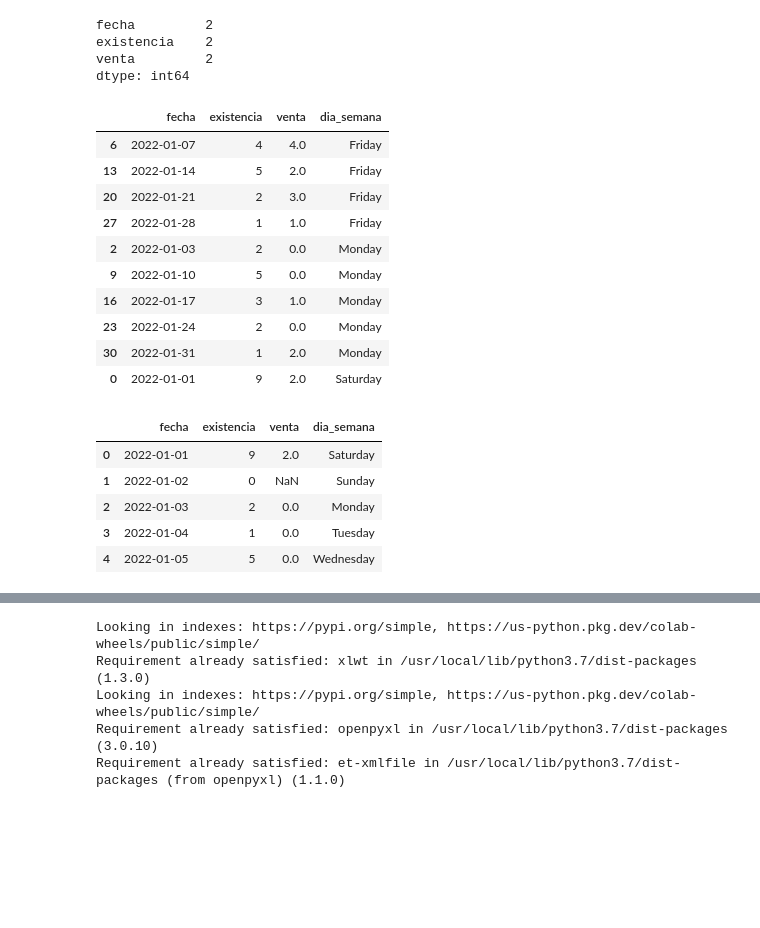
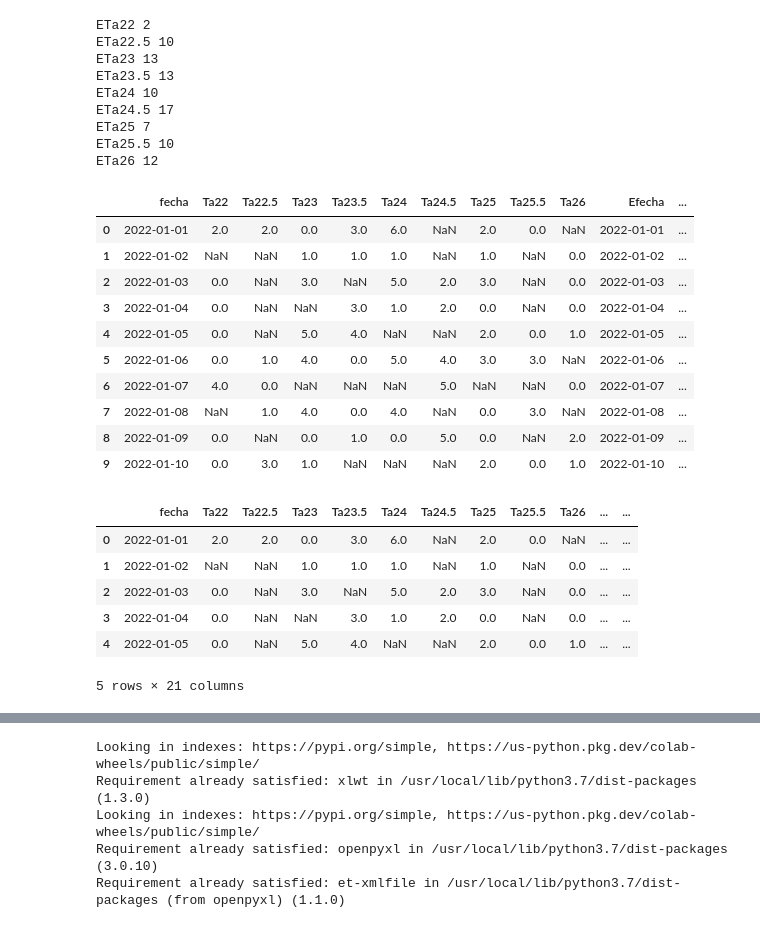
Before and after one commit to jcjimenezb123/PFM_PronosticoDemanda, a Jupyter notebook: RecontruccionVta.ipynb, the cells around one changed output, grey strips where cells are left out. Drawn from its saved outputs; the diff is of its cells as text; code cells hidden in the pictures; blank space fills up the shorter version.

```diff
--- a/RecontruccionVta.ipynb
+++ b/RecontruccionVta.ipynb
@@ -4,9 +4,23 @@
 import pandas as pd
 import numpy as np
 # %%
-#se carga el excel con los datos de existencia y venta por dia
-df=pd.read_excel('Book1.xlsx',sheet_name='Datos', parse_dates=['fecha'],engine="openpyxl")
-df.info(memory_usage='deep')
+#se carga el excel con los datos de venta por dia por talla
+df_vta=pd.read_excel('Book1.xlsx',
+                 sheet_name='Sheet1',
+                 parse_dates=['fecha'],
+                 index_col = None, skiprows= 33, nrows= 31,
+                 usecols=range(0,10),
+                 engine="openpyxl")
+df_vta.info(memory_usage='deep')
+
+#se carga el excel con los datos de venta por dia por talla
+df_exi=pd.read_excel('Book1.xlsx',
+                 sheet_name='Sheet1',
+                 parse_dates=['Efecha'],
+                 index_col = None, skiprows= 67, nrows= 31,
+                 usecols=range(0,10),
+                 engine="openpyxl")
+df_exi.info(memory_usage='deep')
 # %% [output]
 <class 'pandas.core.frame.DataFrame'>
 RangeIndex: 31 entries, 0 to 30
@@ -29,0 +60,3 @@ df.head()
+# %%
+df= pd.concat([df_vta, df_exi], axis=1)
+df
@@ -30,38 +81,47 @@ df.head()
 # %%
 #Se cuentan los negados
-df[df['existencia']<=0].count()
+for col in df.columns[11:]:
+    print(col,len(df[df[col]<=0]))
 # %% [output]
-fecha         2
-existencia    2
-venta         2
-dtype: int64
+ETa22 2
+ETa22.5 10
+ETa23 13
+ETa23.5 13
+ETa24 10
+ETa24.5 17
+ETa25 7
+ETa25.5 10
+ETa26 12
 # %%
 #los negados se ponen a null para ser estimados
-df['venta']=df.apply(lambda x: np.NAN if x['existencia'] == 0 else x['venta'],axis=1)
+for col in df.columns[1:10]:
+  df[col]=df.apply(lambda x: np.NAN if x['E'+col] <= 0 else x[col],axis=1)
+
 df.head(10)
 # %% [output]
-|  | fecha | existencia | venta | dia_semana |
-| 6 | 2022-01-07 | 4 | 4.0 | Friday |
-| 13 | 2022-01-14 | 5 | 2.0 | Friday |
-| 20 | 2022-01-21 | 2 | 3.0 | Friday |
-| 27 | 2022-01-28 | 1 | 1.0 | Friday |
-| 2 | 2022-01-03 | 2 | 0.0 | Monday |
-| 9 | 2022-01-10 | 5 | 0.0 | Monday |
-| 16 | 2022-01-17 | 3 | 1.0 | Monday |
-| 23 | 2022-01-24 | 2 | 0.0 | Monday |
-| 30 | 2022-01-31 | 1 | 2.0 | Monday |
-| 0 | 2022-01-01 | 9 | 2.0 | Saturday |
+|  | fecha | Ta22 | Ta22.5 | Ta23 | Ta23.5 | Ta24 | Ta24.5 | Ta25 | Ta25.5 | Ta26 | Efecha | ... |
+| 0 | 2022-01-01 | 2.0 | 2.0 | 0.0 | 3.0 | 6.0 | NaN | 2.0 | 0.0 | NaN | 2022-01-01 | ... |
+| 1 | 2022-01-02 | NaN | NaN | 1.0 | 1.0 | 1.0 | NaN | 1.0 | NaN | 0.0 | 2022-01-02 | ... |
+| 2 | 2022-01-03 | 0.0 | NaN | 3.0 | NaN | 5.0 | 2.0 | 3.0 | NaN | 0.0 | 2022-01-03 | ... |
+| 3 | 2022-01-04 | 0.0 | NaN | NaN | 3.0 | 1.0 | 2.0 | 0.0 | NaN | 0.0 | 2022-01-04 | ... |
+| 4 | 2022-01-05 | 0.0 | NaN | 5.0 | 4.0 | NaN | NaN | 2.0 | 0.0 | 1.0 | 2022-01-05 | ... |
+| 5 | 2022-01-06 | 0.0 | 1.0 | 4.0 | 0.0 | 5.0 | 4.0 | 3.0 | 3.0 | NaN | 2022-01-06 | ... |
+| 6 | 2022-01-07 | 4.0 | 0.0 | NaN | NaN | NaN | 5.0 | NaN | NaN | 0.0 | 2022-01-07 | ... |
+| 7 | 2022-01-08 | NaN | 1.0 | 4.0 | 0.0 | 4.0 | NaN | 0.0 | 3.0 | NaN | 2022-01-08 | ... |
+| 8 | 2022-01-09 | 0.0 | NaN | 0.0 | 1.0 | 0.0 | 5.0 | 0.0 | NaN | 2.0 | 2022-01-09 | ... |
+| 9 | 2022-01-10 | 0.0 | 3.0 | 1.0 | NaN | NaN | NaN | 2.0 | 0.0 | 1.0 | 2022-01-10 | ... |
 # %%
 #se obtiene el dia de la semana
 df['dia_semana'] = df['fecha'].dt.day_name()
 df.head()
 # %% [output]
-|  | fecha | existencia | venta | dia_semana |
-| 0 | 2022-01-01 | 9 | 2.0 | Saturday |
-| 1 | 2022-01-02 | 0 | NaN | Sunday |
-| 2 | 2022-01-03 | 2 | 0.0 | Monday |
-| 3 | 2022-01-04 | 1 | 0.0 | Tuesday |
-| 4 | 2022-01-05 | 5 | 0.0 | Wednesday |
+|  | fecha | Ta22 | Ta22.5 | Ta23 | Ta23.5 | Ta24 | Ta24.5 | Ta25 | Ta25.5 | Ta26 | ... | ... |
+| 0 | 2022-01-01 | 2.0 | 2.0 | 0.0 | 3.0 | 6.0 | NaN | 2.0 | 0.0 | NaN | ... | ... |
+| 1 | 2022-01-02 | NaN | NaN | 1.0 | 1.0 | 1.0 | NaN | 1.0 | NaN | 0.0 | ... | ... |
+| 2 | 2022-01-03 | 0.0 | NaN | 3.0 | NaN | 5.0 | 2.0 | 3.0 | NaN | 0.0 | ... | ... |
+| 3 | 2022-01-04 | 0.0 | NaN | NaN | 3.0 | 1.0 | 2.0 | 0.0 | NaN | 0.0 | ... | ... |
+| 4 | 2022-01-05 | 0.0 | NaN | 5.0 | 4.0 | NaN | NaN | 2.0 | 0.0 | 1.0 | ... | ... |
+5 rows × 21 columns
 # %%
 #se odenan por dia se la semana para ser interpolados
 df.sort_values(by=['dia_semana','fecha'],inplace=True)
```
Also changed, not shown: parts of 8 cells of this notebook.
